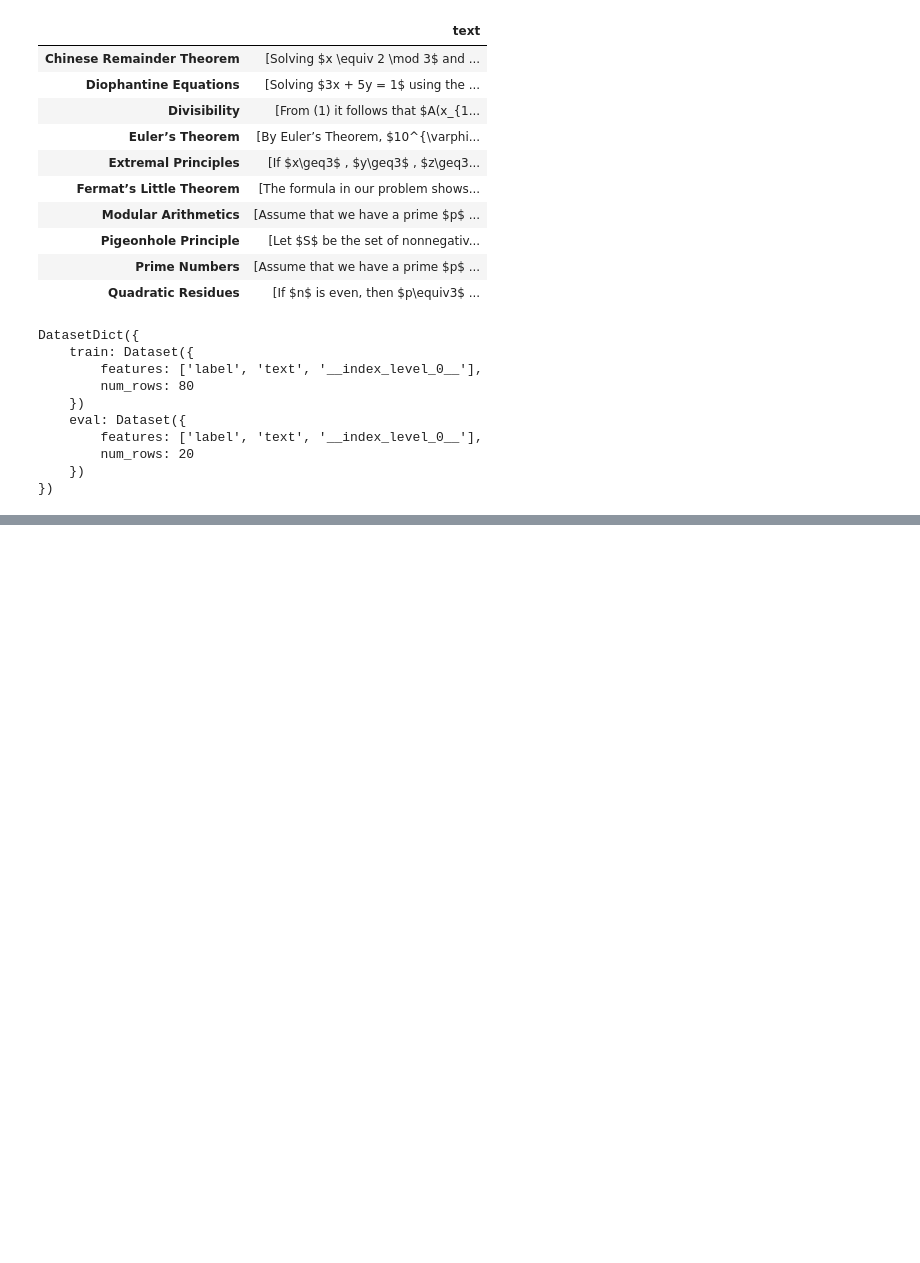
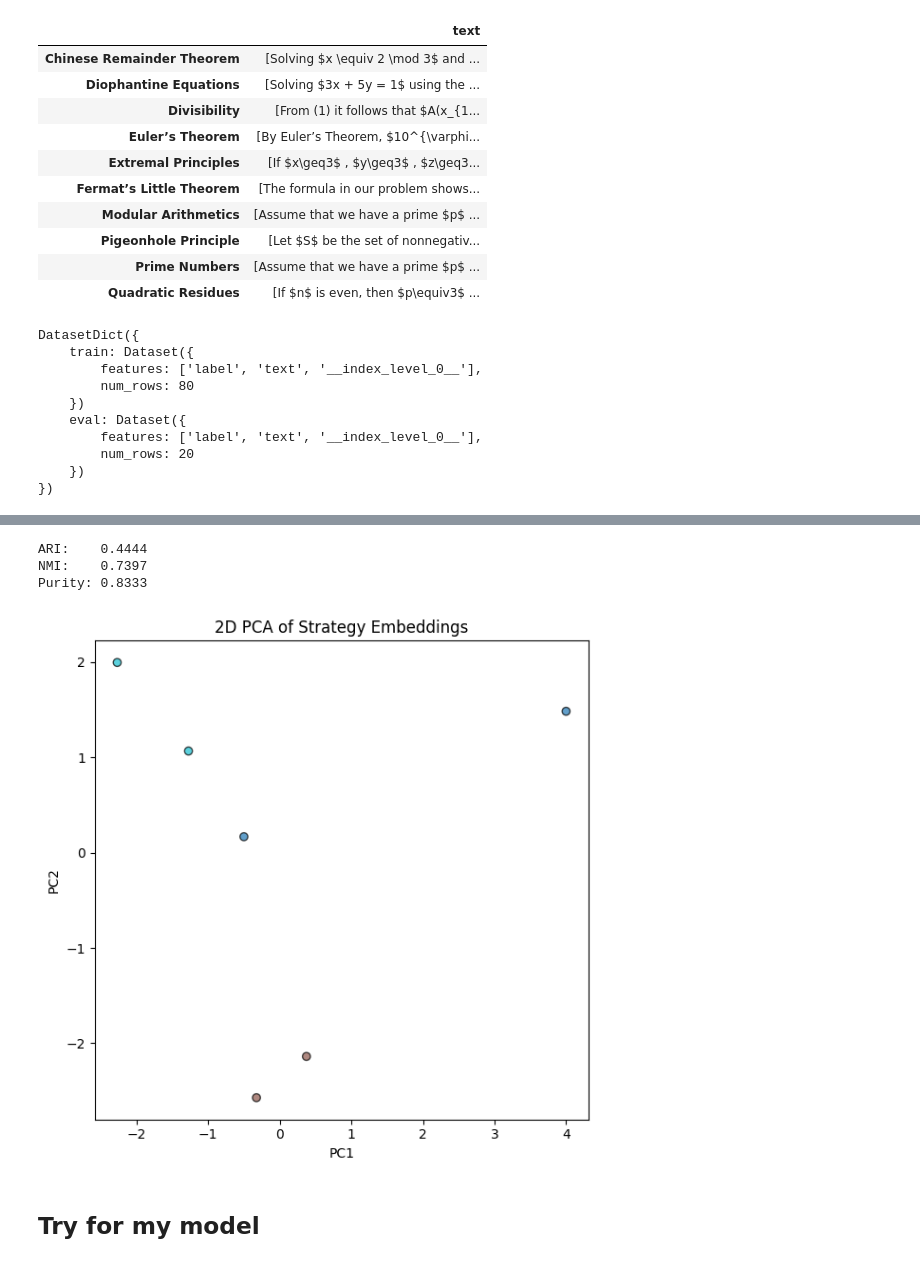
Before and after one commit to mokrota21/math_problem_recommender, a Jupyter notebook: testing/benchmark_v2/train.ipynb, the cells around one changed output, grey strips where cells are left out. Cells and saved outputs as stored; diff of their text form; code cells hidden in the pictures; blank space fills up the shorter version.

Commit message:
train implemented + new benchmark
implemented training for benchmark v2 + found new dataset omni-math

```diff
--- a/testing/benchmark_v2/train.ipynb
+++ b/testing/benchmark_v2/train.ipynb
@@ -61,7 +61,3 @@ def collate_fn(batch):
 
 train_dataloader = DataLoader(dataset['train'], batch_size=16, shuffle=True, collate_fn=collate_fn)
 eval_dataloader = DataLoader(dataset['eval'], batch_size=16, collate_fn=collate_fn)
-# %%
-from torch.optim import AdamW
-optimizer = AdamW(model.parameters(), lr=1e-5)
-scheduler = get_linear_schedule_with_warmup(optimizer, num_warmup_steps=0, num_training_steps=len(train_dataloader) * 3) # Example 3 epochs
@@ -194,0 +113,33 @@ TypeError: '<' not supported between instances of 'int' and 'ellipsis'
+# %%
+class ContrastiveModel(nn.Module):
+    def __init__(self, encoder, tokenizer):
+        super().__init__()
+        self.encoder = encoder
+        self.tokenizer = tokenizer
+        self.projection = nn.Linear(encoder.config.hidden_size, 128)
+
+    def forward(self, x1, x2):
+        z1 = self.projection(encode(x1, self.tokenizer))
+        z2 = self.projection(encode(x2, self.tokenizer))
+        return z1, z2
+# %%
+def train(model, clusters, epochs=2):
+    pairs, labels = make_pairs(clusters)
+    criterion = nn.CosineEmbeddingLoss(margin=0.5)
+    optimizer = optim.Adam(model.parameters(), lr=2e-5)
+    model.train()
+
+    for epoch in range(epochs):
+        total_loss = 0
+        for (t1, t2), label in zip(pairs, labels):
+            z1, z2 = model(t1, t2)
+            target = torch.tensor([1.0 if label == 1 else -1.0], device=device)
+            loss = criterion(z1, z2, target)
+            loss.backward()
+            optimizer.step()
+            optimizer.zero_grad()
+            total_loss += loss.item()
+        print(f"Epoch {epoch+1}, Loss: {total_loss:.4f}")
+# %%
+model = ContrastiveModel(bert, tokenizer).to(device)
+train(model, clusters)
@@ -194,0 +328,13 @@ TypeError: '<' not supported between instances of 'int' and 'ellipsis'
+# %%
+metrics, fig = evaluate_and_visualize(model, tokenizer, clusters, device)
+print(f"ARI:    {metrics['ARI']:.4f}")
+print(f"NMI:    {metrics['NMI']:.4f}")
+print(f"Purity: {metrics['Purity']:.4f}")
+fig.show()   # or plt.show()
+# %% [output]
+ARI:    0.4444
+NMI:    0.7397
+Purity: 0.8333
+[figure, added]
+# %% [markdown]
+## Try for my model
```
Also changed, not shown: parts of 14 cells of this notebook, 6 other files.
